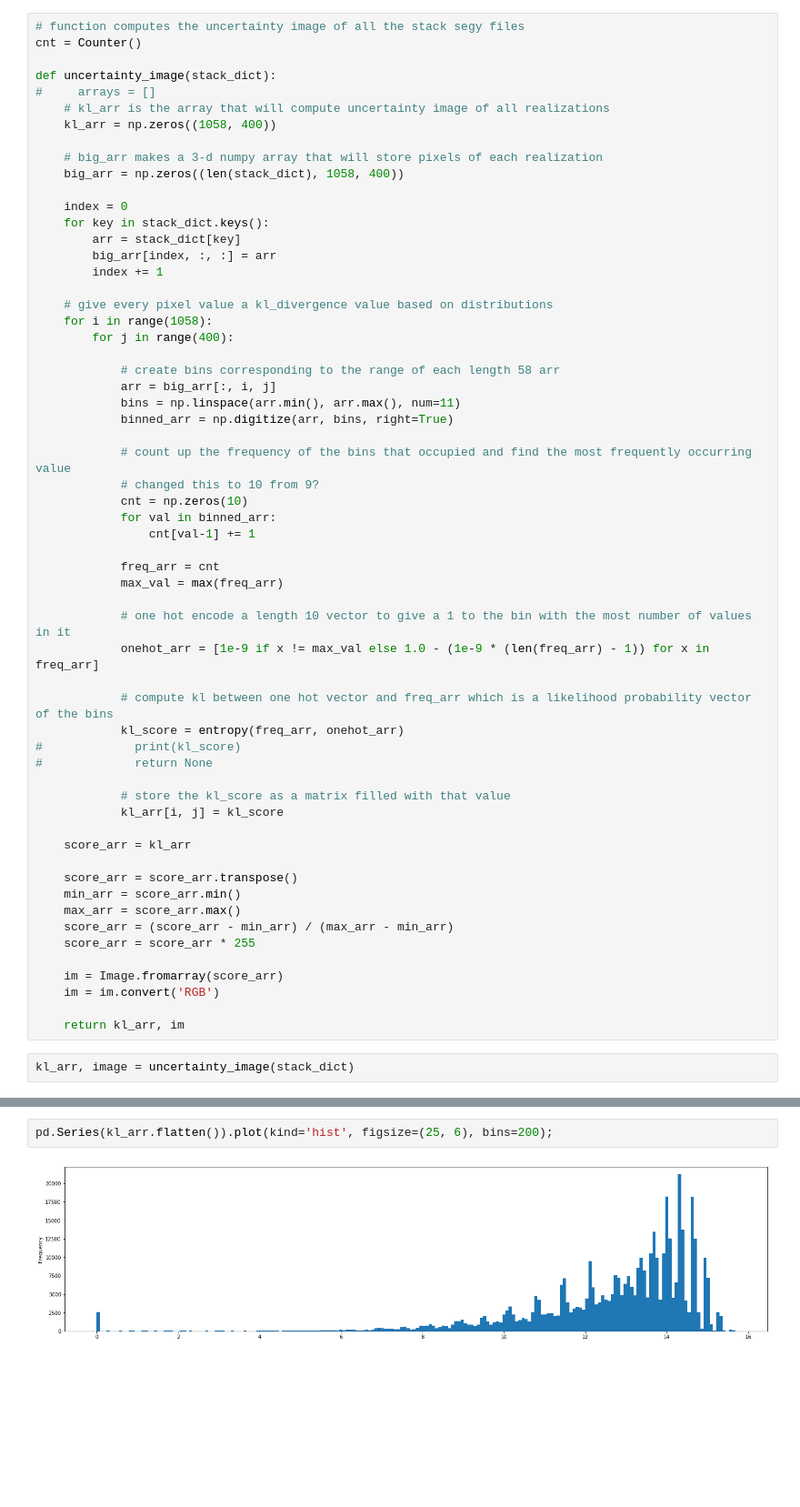
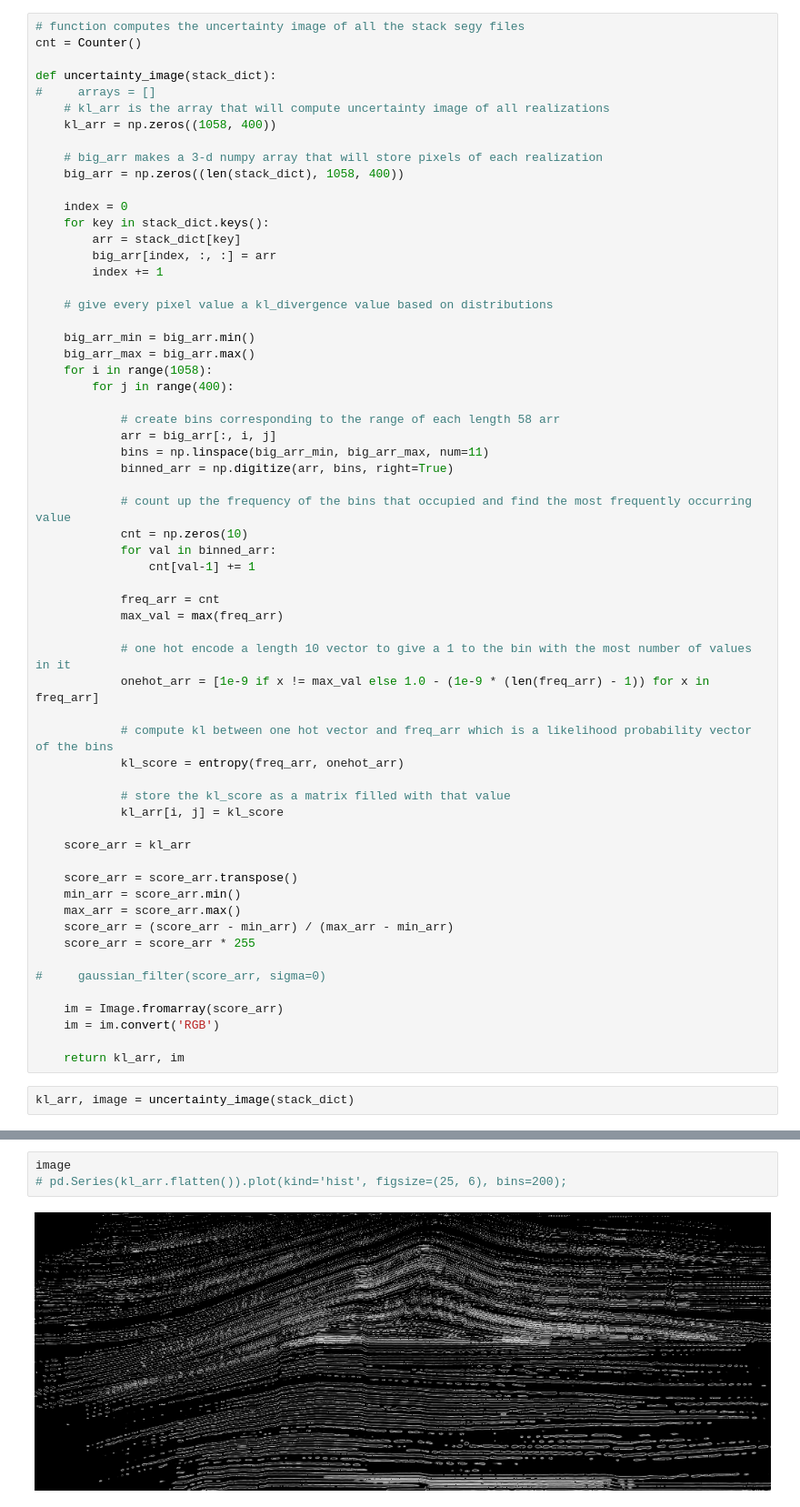
Before and after one commit to agrippa/geo-owl-ogy, a Jupyter notebook: Josh's Workspace/sandbox.ipynb, the cells around one changed output, grey strips where cells are left out. Shown: that part at 91% size. Drawn from its saved outputs; the diff is of its cells as text; blank space fills up the shorter version.

```diff
--- a/Josh's Workspace/sandbox.ipynb
+++ b/Josh's Workspace/sandbox.ipynb
@@ -114,16 +110,18 @@ def uncertainty_image(stack_dict):
         index += 1
 
     # give every pixel value a kl_divergence value based on distributions
+
+    big_arr_min = big_arr.min()
+    big_arr_max = big_arr.max()
     for i in range(1058):
         for j in range(400):
 
             # create bins corresponding to the range of each length 58 arr
             arr = big_arr[:, i, j]
-            bins = np.linspace(arr.min(), arr.max(), num=11)
+            bins = np.linspace(big_arr_min, big_arr_max, num=11)
             binned_arr = np.digitize(arr, bins, right=True)
 
             # count up the frequency of the bins that occupied and find the most frequently occurring value
-            # changed this to 10 from 9?
             cnt = np.zeros(10)
             for val in binned_arr:
                 cnt[val-1] += 1
@@ -136,8 +134,6 @@ def uncertainty_image(stack_dict):
 
             # compute kl between one hot vector and freq_arr which is a likelihood probability vector of the bins
             kl_score = entropy(freq_arr, onehot_arr)
-#             print(kl_score)
-#             return None
 
             # store the kl_score as a matrix filled with that value
             kl_arr[i, j] = kl_score
@@ -150,6 +146,8 @@ def uncertainty_image(stack_dict):
     score_arr = (score_arr - min_arr) / (max_arr - min_arr)
     score_arr = score_arr * 255
 
+#     gaussian_filter(score_arr, sigma=0)
+
     im = Image.fromarray(score_arr)
     im = im.convert('RGB')
 
@@ -163,4 +157,5 @@ image
 # %%
-pd.Series(kl_arr.flatten()).plot(kind='hist', figsize=(25, 6), bins=200);
+image
+# pd.Series(kl_arr.flatten()).plot(kind='hist', figsize=(25, 6), bins=200);
 # %% [output]
-[figure, old version]
+[figure, new version]
```
Also changed, not shown: parts of 7 cells of this notebook.
